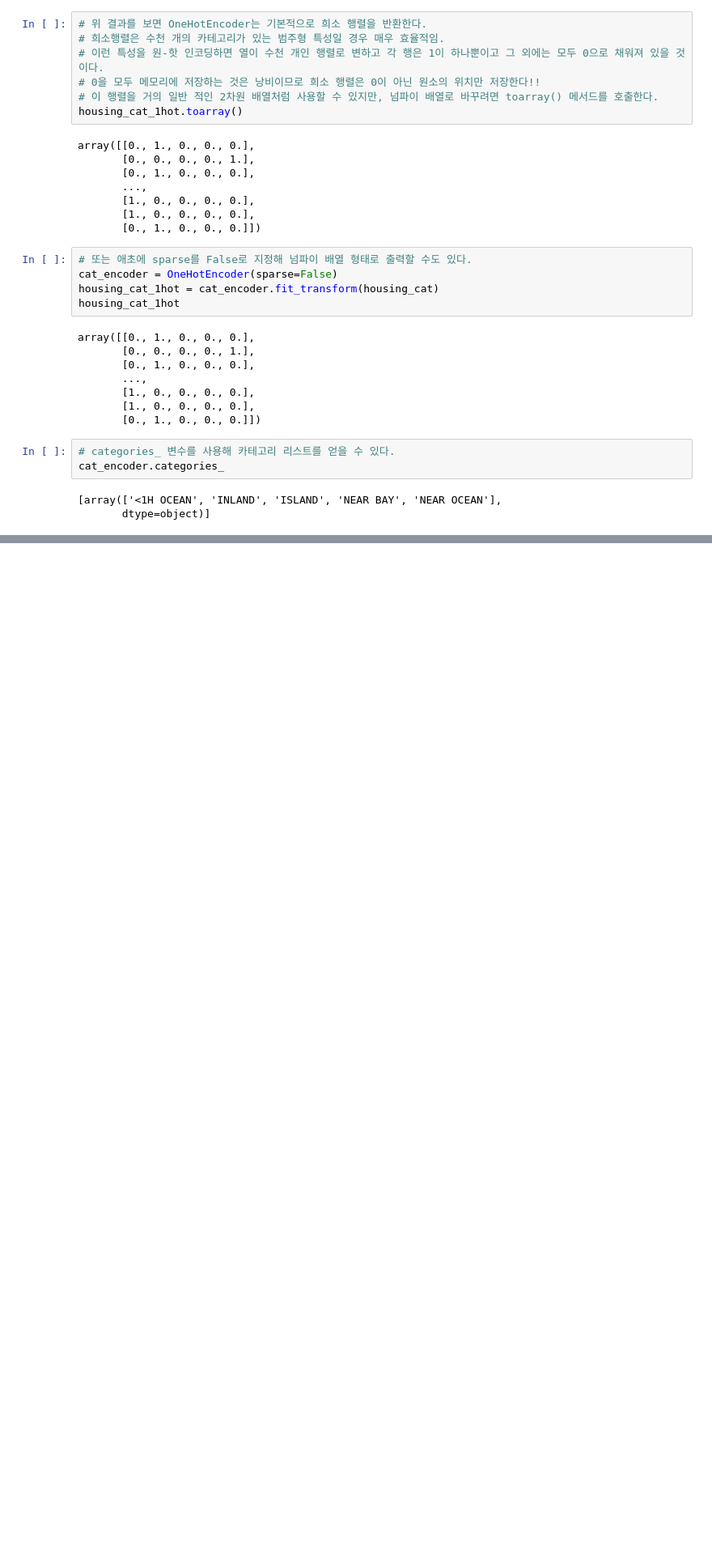
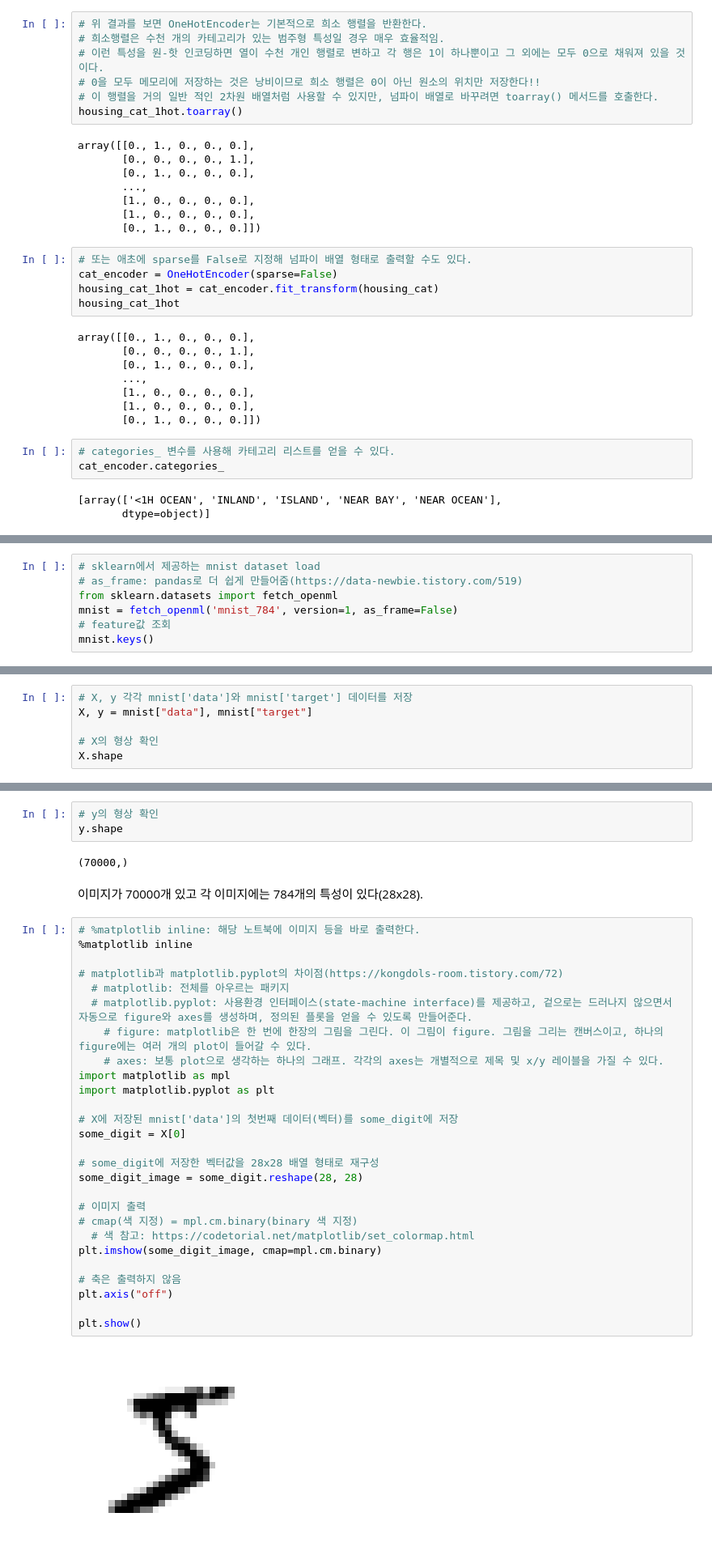
Before and after one commit to Yoon0527/AI_study, a Jupyter notebook: Hands_on_ML(1~4).ipynb, the cells around one changed output, grey strips where cells are left out. Shown at 81% size. Saved outputs shown, nothing was run; the diff lists cells and outputs as text; blank space fills up the shorter version.

```diff
--- a/Hands_on_ML(1~4).ipynb
+++ b/Hands_on_ML(1~4).ipynb
@@ -797,0 +1224,7 @@ cat_encoder.categories_
+# %%
+# sklearn에서 제공하는 mnist dataset load
+# as_frame: pandas로 더 쉽게 만들어줌(https://data-newbie.tistory.com/519)
+from sklearn.datasets import fetch_openml
+mnist = fetch_openml('mnist_784', version=1, as_frame=False)
+# feature값 조회
+mnist.keys()
@@ -797,0 +1233,6 @@ cat_encoder.categories_
+# %%
+# X, y 각각 mnist['data']와 mnist['target'] 데이터를 저장
+X, y = mnist["data"], mnist["target"]
+
+# X의 형상 확인
+X.shape
@@ -797,0 +1241,36 @@ cat_encoder.categories_
+# %%
+# y의 형상 확인
+y.shape
+# %% [output]
+(70000,)
+# %% [markdown]
+이미지가 70000개 있고 각 이미지에는 784개의 특성이 있다(28x28).
+# %%
+# %matplotlib inline: 해당 노트북에 이미지 등을 바로 출력한다.
+%matplotlib inline
+
+# matplotlib과 matplotlib.pyplot의 차이점(https://kongdols-room.tistory.com/72)
+  # matplotlib: 전체를 아우르는 패키지
+  # matplotlib.pyplot: 사용환경 인터페이스(state-machine interface)를 제공하고, 겉으로는 드러나지 않으면서 자동으로 figure와 axes를 생성하며, 정의된 플롯을 얻을 수 있도록 만들어준다.
+    # figure: matplotlib은 한 번에 한장의 그림을 그린다. 이 그림이 figure. 그림을 그리는 캔버스이고, 하나의 figure에는 여러 개의 plot이 들어갈 수 있다.
+    # axes: 보통 plot으로 생각하는 하나의 그래프. 각각의 axes는 개별적으로 제목 및 x/y 레이블을 가질 수 있다.
+import matplotlib as mpl
+import matplotlib.pyplot as plt
+
+# X에 저장된 mnist['data']의 첫번째 데이터(벡터)를 some_digit에 저장
+some_digit = X[0]
+
+# some_digit에 저장한 벡터값을 28x28 배열 형태로 재구성
+some_digit_image = some_digit.reshape(28, 28)
+
+# 이미지 출력
+# cmap(색 지정) = mpl.cm.binary(binary 색 지정)
+  # 색 참고: https://codetorial.net/matplotlib/set_colormap.html
+plt.imshow(some_digit_image, cmap=mpl.cm.binary)
+
+# 축은 출력하지 않음
+plt.axis("off")
+
+plt.show()
+# %% [output]
+[figure, added]
```
Also changed, not shown: parts of 44 cells of this notebook.
